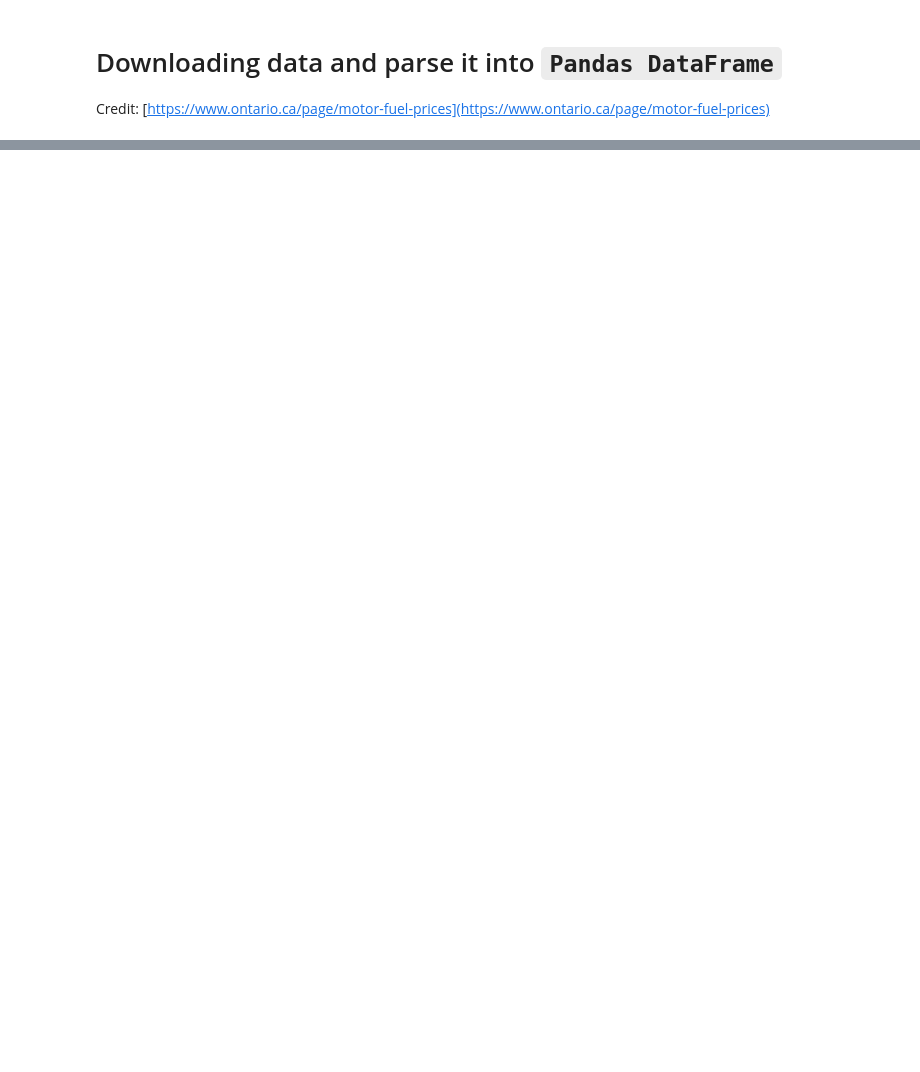
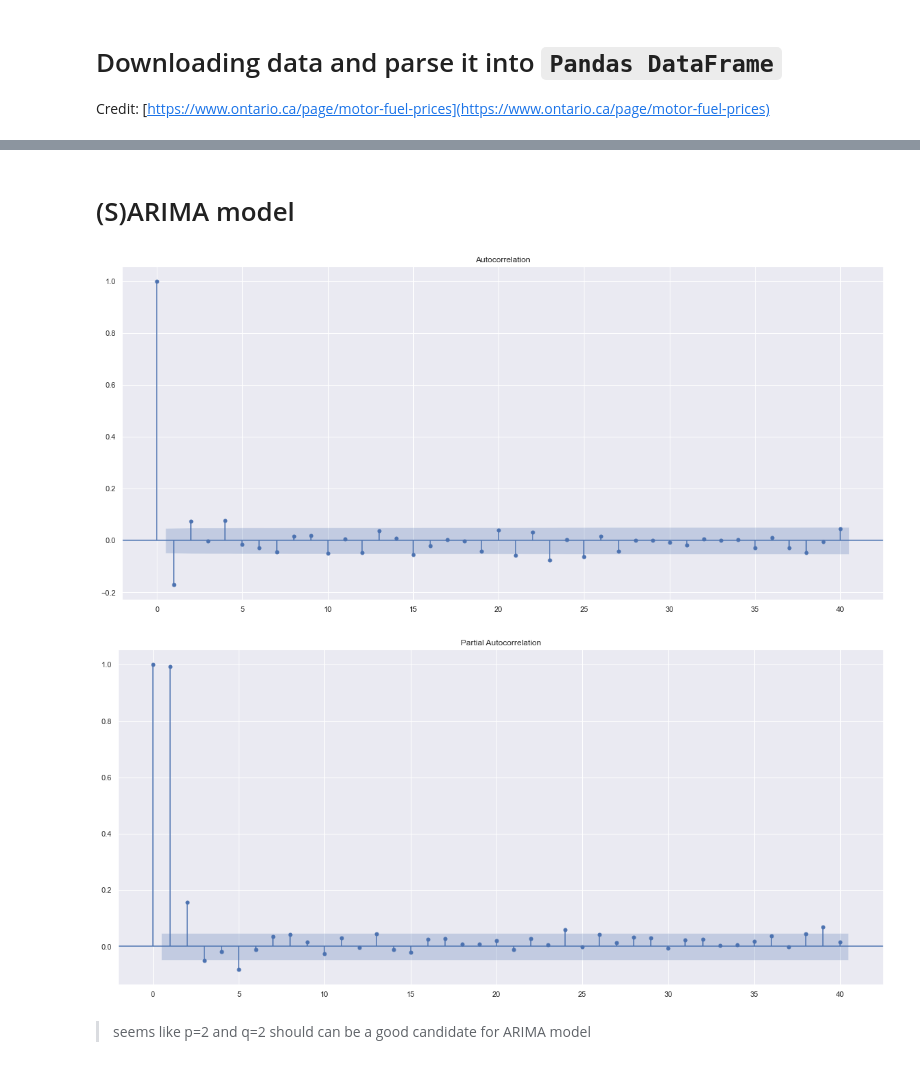
Before and after one commit to khanin-th/OntarioMotorFuelPrices, a Jupyter notebook: main.ipynb, the cells around one changed output, grey strips where cells are left out. Saved outputs shown, nothing was run; the diff lists cells and outputs as text; code cells hidden in the pictures; blank space fills up the shorter version.

Commit message:
ARIMA and SARIMAX

```diff
--- a/main.ipynb
+++ b/main.ipynb
@@ -44,0 +53,25 @@ sns.scatterplot(x=df['Date'], y=df['Toronto West/Ouest'], ax=ax)
+# %% [markdown]
+# (S)ARIMA model
+# %%
+# plotting autocorrelation and partial autocorrelation
+from statsmodels.graphics.tsaplots import plot_acf, plot_pacf
+fig, ax = plt.subplots(figsize=(20,9))
+temp_df = df['Toronto West/Ouest']
+plot_acf(   (temp_df - temp_df.shift())[1:],
+            lags=40,
+            ax=ax,
+            title='Autocorrelation'
+        );
+plt.show()
+fig, ax = plt.subplots(figsize=(20,9))
+plot_pacf(  temp_df,
+            lags=40,
+            ax=ax,
+            title='Partial Autocorrelation'
+        );
+plt.show()
+# %% [output]
+[figure, added]
+[figure, added]
+# %% [markdown]
+> seems like p=2 and q=2 should can be a good candidate for ARIMA model
```
Also changed, not shown: parts of 10 cells of this notebook.
